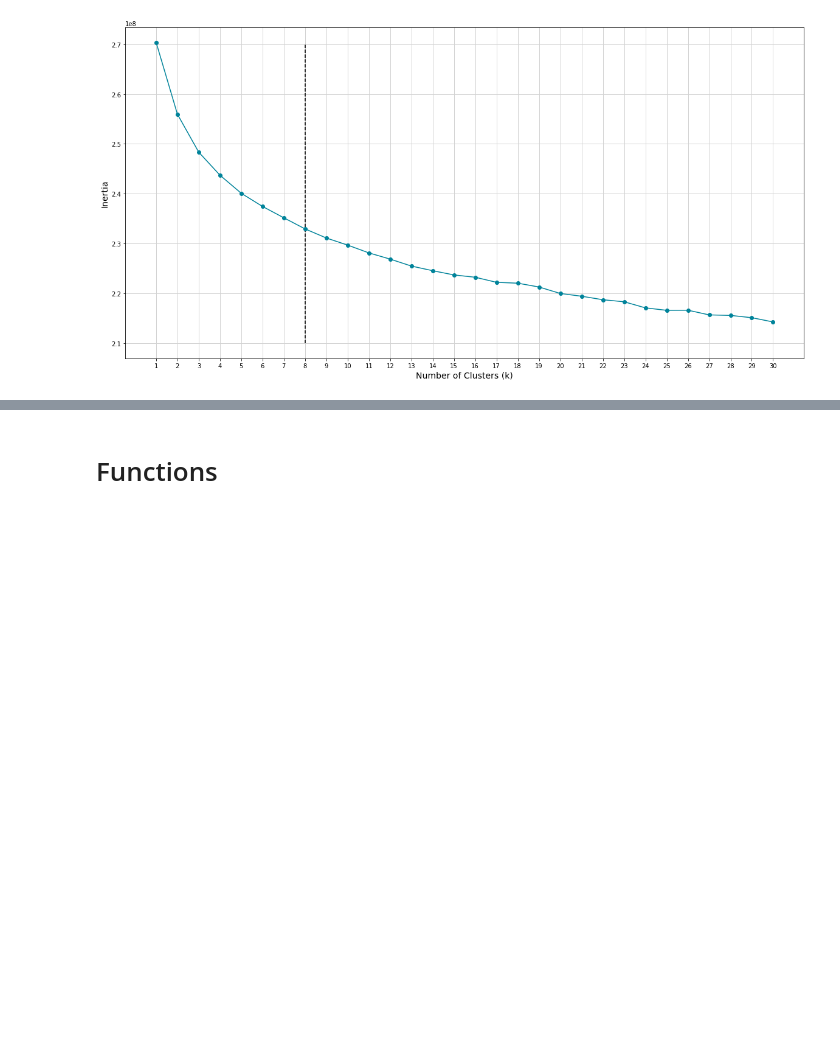
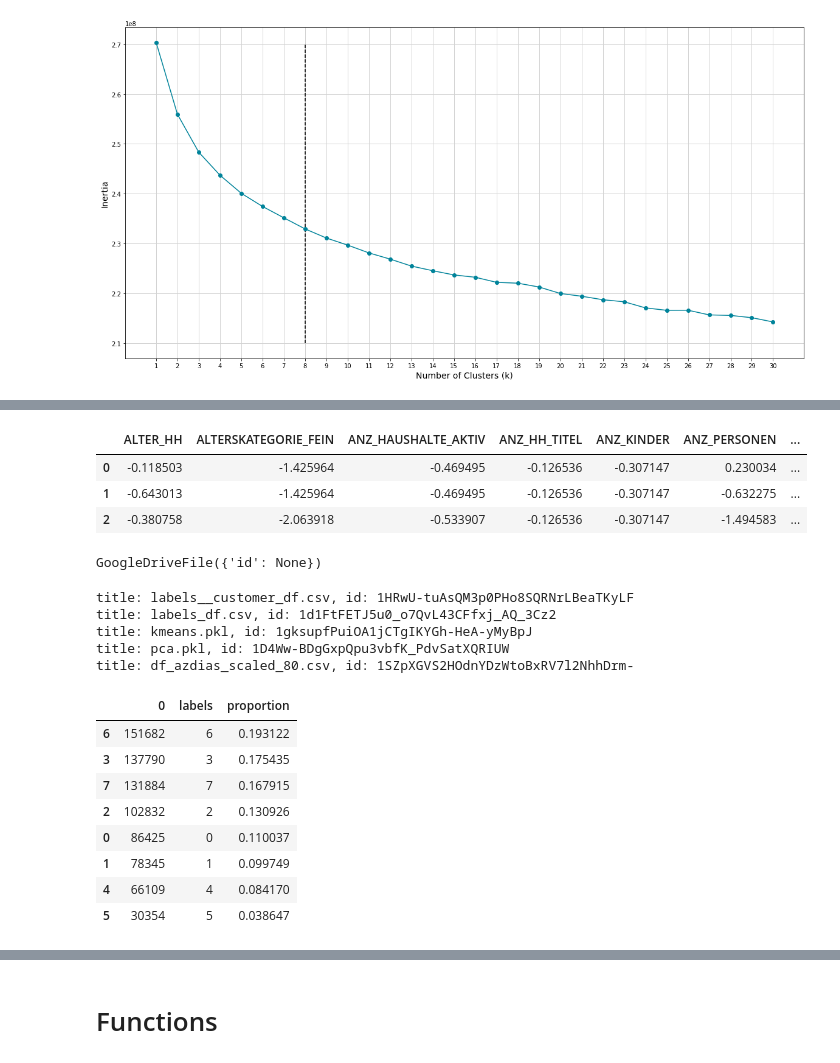
Before and after one commit to TobiPrae/customer_segmentation, a Jupyter notebook: CustomerSegmentation.ipynb, the cells around one changed output, grey strips where cells are left out. Drawn from its saved outputs; the diff is of its cells as text; code cells hidden in the pictures; blank space fills up the shorter version.

```diff
--- a/CustomerSegmentation.ipynb
+++ b/CustomerSegmentation.ipynb
@@ -513,0 +672,13 @@ ax.set_facecolor("white")
+# %%
+# Scale features
+cols = df_customers_transformed.columns.tolist()
+scaled_features = scaler.transform(df_customers_transformed.values)
+
+# Create df
+scaled_df = pd.DataFrame(scaled_features, columns=cols)
+scaled_df.head(3)
+# %% [output]
+|  | ALTER_HH | ALTERSKATEGORIE_FEIN | ANZ_HAUSHALTE_AKTIV | ANZ_HH_TITEL | ANZ_KINDER | ANZ_PERSONEN | ... |
+| 0 | -0.118503 | -1.425964 | -0.469495 | -0.126536 | -0.307147 | 0.230034 | ... |
+| 1 | -0.643013 | -1.425964 | -0.469495 | -0.126536 | -0.307147 | -0.632275 | ... |
+| 2 | -0.380758 | -2.063918 | -0.533907 | -0.126536 | -0.307147 | -1.494583 | ... |
@@ -513,0 +690,40 @@ ax.set_facecolor("white")
+# %%
+# Save labels_df
+labels__customer_df.to_csv("labels__customer_df.csv")
+files = drive.CreateFile({'title' : "labels__customer_df.csv"})
+files.SetContentFile("labels__customer_df.csv")
+files.Upload()
+drive.CreateFile({'id': files.get("labels__customer_df.csv")})
+# %% [output]
+GoogleDriveFile({'id': None})
+# %%
+# Get list of every available file in google drive
+file_list = drive.ListFile({'q': "'root' in parents and trashed=false"}).GetList()
+for file1 in file_list[:5]:
+  print('title: %s, id: %s' % (file1['title'], file1['id']))
+# %% [output]
+title: labels__customer_df.csv, id: 1HRwU-tuAsQM3p0PHo8SQRNrLBeaTKyLF
+title: labels_df.csv, id: 1d1FtFETJ5u0_o7QvL43CFfxj_AQ_3Cz2
+title: kmeans.pkl, id: 1gksupfPuiOA1jCTgIKYGh-HeA-yMyBpJ
+title: pca.pkl, id: 1D4Ww-BDgGxpQpu3vbfK_PdvSatXQRIUW
+title: df_azdias_scaled_80.csv, id: 1SZpXGVS2HOdnYDzWtoBxRV7l2NhhDrm-
+# %%
+# Download demographic labels
+download_data = drive.CreateFile({'id': '1d1FtFETJ5u0_o7QvL43CFfxj_AQ_3Cz2'})
+download_data.GetContentFile('labels_df.csv')
+labels_df = pd.read_csv('labels_df.csv', engine="python")
+len = labels_df.shape[0]
+labels_df = pd.DataFrame(labels_df['0'].value_counts())
+labels_df["labels"] = labels_df.index
+labels_df["proportion"] = labels_df['0'].apply(lambda x: x/len)
+labels_df
+# %% [output]
+|  | 0 | labels | proportion |
+| 6 | 151682 | 6 | 0.193122 |
+| 3 | 137790 | 3 | 0.175435 |
+| 7 | 131884 | 7 | 0.167915 |
+| 2 | 102832 | 2 | 0.130926 |
+| 0 | 86425 | 0 | 0.110037 |
+| 1 | 78345 | 1 | 0.099749 |
+| 4 | 66109 | 4 | 0.084170 |
+| 5 | 30354 | 5 | 0.038647 |
```
Also changed, not shown: parts of 37 cells of this notebook.
